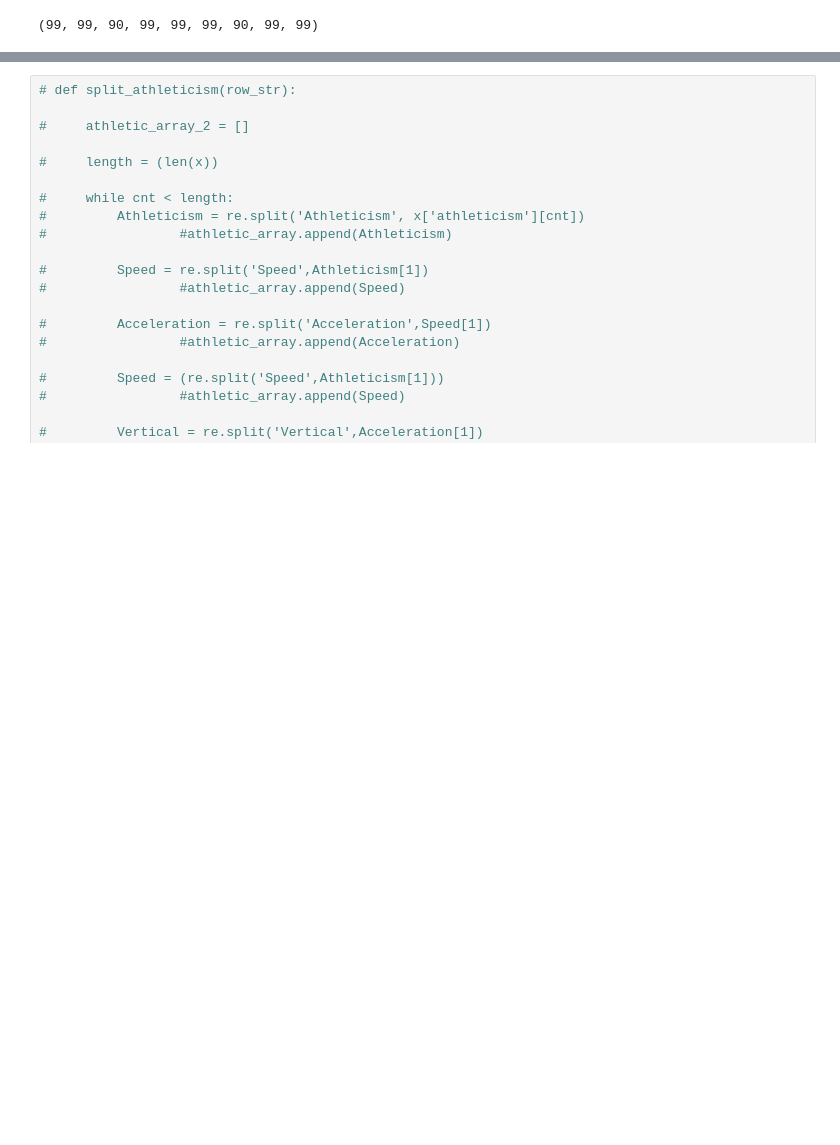
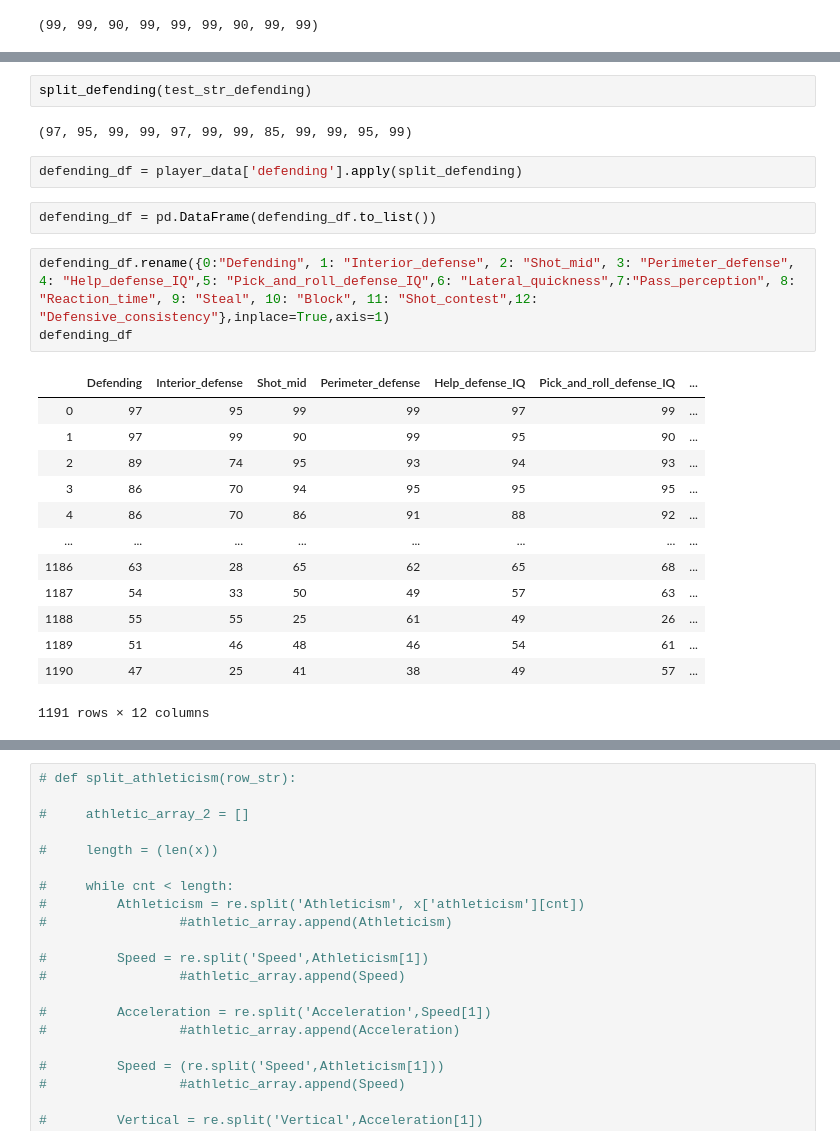
Before and after one commit to brandonmojica/2k_my_teams_analysis, a Jupyter notebook: Untitled.ipynb, the cells around one changed output, grey strips where cells are left out. Saved outputs shown, nothing was run; the diff lists cells and outputs as text; blank space fills up the shorter version.

```diff
--- a/Untitled.ipynb
+++ b/Untitled.ipynb
@@ -383,0 +560,25 @@ split_inside_scoring(test_str_inside_scoring)
+# %%
+split_defending(test_str_defending)
+# %% [output]
+(97, 95, 99, 99, 97, 99, 99, 85, 99, 99, 95, 99)
+# %%
+defending_df = player_data['defending'].apply(split_defending)
+# %%
+defending_df = pd.DataFrame(defending_df.to_list())
+# %%
+defending_df.rename({0:"Defending", 1: "Interior_defense", 2: "Shot_mid", 3: "Perimeter_defense", 4: "Help_defense_IQ",5: "Pick_and_roll_defense_IQ",6: "Lateral_quickness",7:"Pass_perception", 8: "Reaction_time", 9: "Steal", 10: "Block", 11: "Shot_contest",12: "Defensive_consistency"},inplace=True,axis=1)
+defending_df
+# %% [output]
+|  | Defending | Interior_defense | Shot_mid | Perimeter_defense | Help_defense_IQ | Pick_and_roll_defense_IQ | ... |
+| 0 | 97 | 95 | 99 | 99 | 97 | 99 | ... |
+| 1 | 97 | 99 | 90 | 99 | 95 | 90 | ... |
+| 2 | 89 | 74 | 95 | 93 | 94 | 93 | ... |
+| 3 | 86 | 70 | 94 | 95 | 95 | 95 | ... |
+| 4 | 86 | 70 | 86 | 91 | 88 | 92 | ... |
+| ... | ... | ... | ... | ... | ... | ... | ... |
+| 1186 | 63 | 28 | 65 | 62 | 65 | 68 | ... |
+| 1187 | 54 | 33 | 50 | 49 | 57 | 63 | ... |
+| 1188 | 55 | 55 | 25 | 61 | 49 | 26 | ... |
+| 1189 | 51 | 46 | 48 | 46 | 54 | 61 | ... |
+| 1190 | 47 | 25 | 41 | 38 | 49 | 57 | ... |
+1191 rows × 12 columns
```
Also changed, not shown: parts of 17 cells of this notebook, 1 other file.
